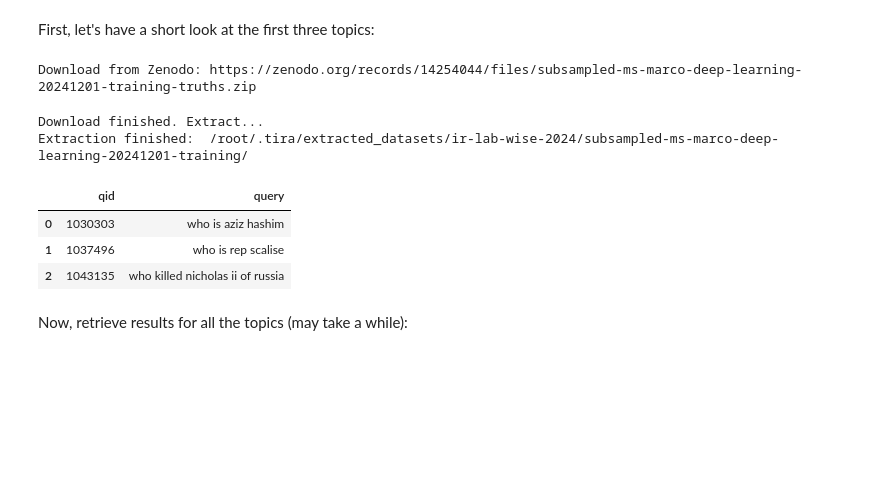
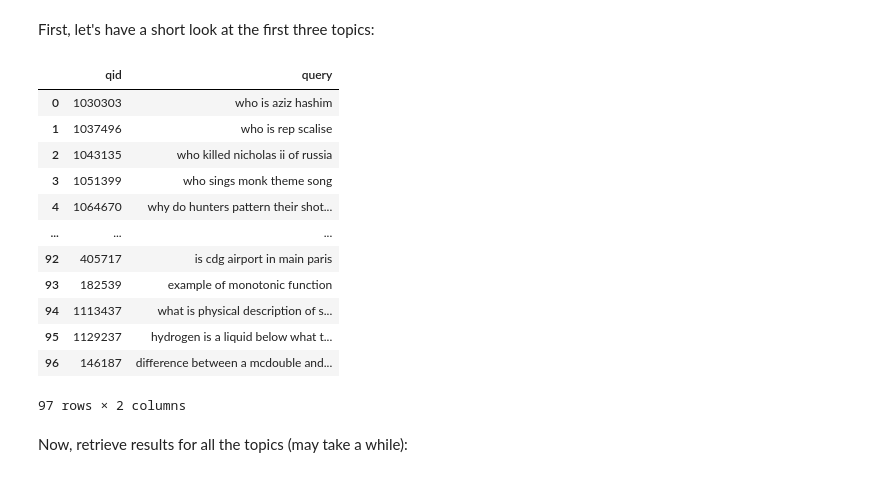
Before and after one commit to 01ill/ir_suchMaschinen, a Jupyter notebook: baseline-retrieval-system/baseline-retrieval-system.ipynb, the cells around one changed output. Cells and saved outputs as stored; diff of their text form; code cells hidden in the pictures; blank space fills up the shorter version.

```diff
--- a/baseline-retrieval-system/baseline-retrieval-system.ipynb
+++ b/baseline-retrieval-system/baseline-retrieval-system.ipynb
@@ -93,15 +97,21 @@ In the next steps, we would like to apply our retrieval system to some topics, t
 First, let's have a short look at the first three topics:
 # %%
 # The `'text'` argument below selects the topics `text` field as the query.
-pt_dataset.get_topics('text').head(3)
+pt_dataset.get_topics('text')
 # %% [output]
+|  | qid | query |
+| 0 | 1030303 | who is aziz hashim |
+| 1 | 1037496 | who is rep scalise |
+| 2 | 1043135 | who killed nicholas ii of russia |
+| 3 | 1051399 | who sings monk theme song |
+| 4 | 1064670 | why do hunters pattern their shot... |
+| ... | ... | ... |
+| 92 | 405717 | is cdg airport in main paris |
+| 93 | 182539 | example of monotonic function |
+| 94 | 1113437 | what is physical description of s... |
+| 95 | 1129237 | hydrogen is a liquid below what t... |
+| 96 | 146187 | difference between a mcdouble and... |
-Download from Zenodo: https://zenodo.org/records/14254044/files/subsampled-ms-marco-deep-learning-20241201-training-truths.zip
+97 rows × 2 columns
-Download finished. Extract...
-Extraction finished:  /root/.tira/extracted_datasets/ir-lab-wise-2024/subsampled-ms-marco-deep-learning-20241201-training/
-|  | qid | query |
-| 0 | 1030303 | who is aziz hashim |
-| 1 | 1037496 | who is rep scalise |
-| 2 | 1043135 | who killed nicholas ii of russia |
 # %% [markdown]
 Now, retrieve results for all the topics (may take a while):
 # %%
```
Also changed, not shown: parts of 10 cells of this notebook, 4 other files.
